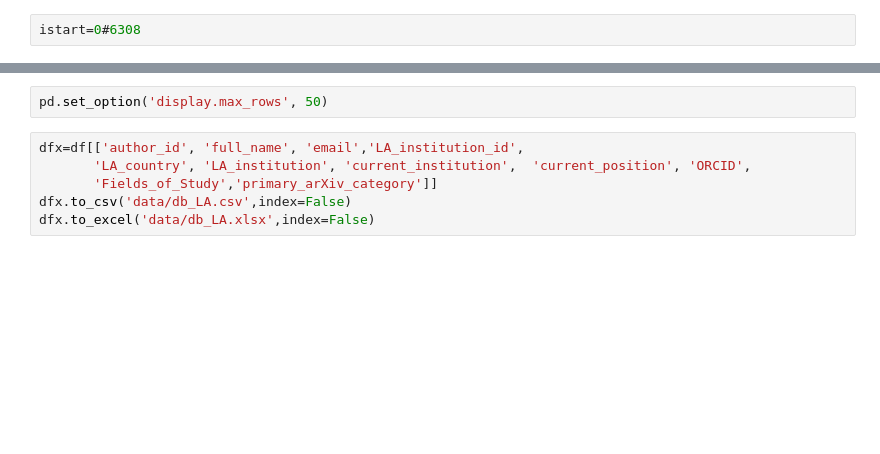
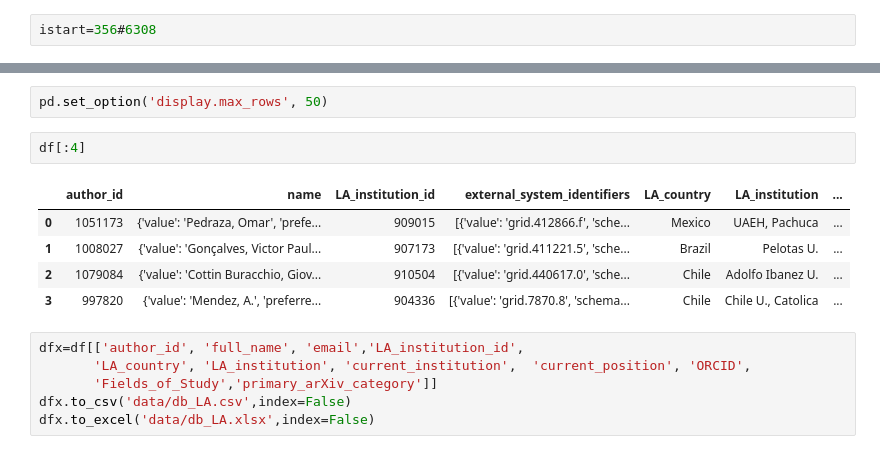
Before and after one commit to restrepo/inspire, a Jupyter notebook: LA_HEP.ipynb, the cells around one changed output, grey strips where cells are left out. Cells and saved outputs as stored; diff of their text form; blank space fills up the shorter version.

```diff
--- a/LA_HEP.ipynb
+++ b/LA_HEP.ipynb
@@ -282,7 +282,7 @@ from inspirehep import *
 # %%
 db=[]
 # %%
-istart=0#6308
+istart=356#6308
 # %% [markdown]
 ### INSPIRE-HEP APIs:
 For each DOI or arXiv identifier:
@@ -439,6 +449,14 @@ df['Fields_of_Study']=df['Fields of Study'].apply(lambda l: '; '.join(l))
 df['primary_arXiv_category']=df['primary_arxiv_category'].apply(lambda l: '; '.join(l))
 # %%
 pd.set_option('display.max_rows', 50)
+# %%
+df[:4]
+# %% [output]
+|  | author_id | name | LA_institution_id | external_system_identifiers | LA_country | LA_institution | ... |
+| 0 | 1051173 | {'value': 'Pedraza, Omar', 'prefe... | 909015 | [{'value': 'grid.412866.f', 'sche... | Mexico | UAEH, Pachuca | ... |
+| 1 | 1008027 | {'value': 'Gonçalves, Victor Paul... | 907173 | [{'value': 'grid.411221.5', 'sche... | Brazil | Pelotas U. | ... |
+| 2 | 1079084 | {'value': 'Cottin Buracchio, Giov... | 910504 | [{'value': 'grid.440617.0', 'sche... | Chile | Adolfo Ibanez U. | ... |
+| 3 | 997820 | {'value': 'Mendez, A.', 'preferre... | 904336 | [{'value': 'grid.7870.8', 'schema... | Chile | Chile U., Catolica | ... |
 # %%
 dfx=df[['author_id', 'full_name', 'email','LA_institution_id',
        'LA_country', 'LA_institution', 'current_institution',  'current_position', 'ORCID',
```
Also changed, not shown: parts of 5 cells of this notebook, 2 other files.
